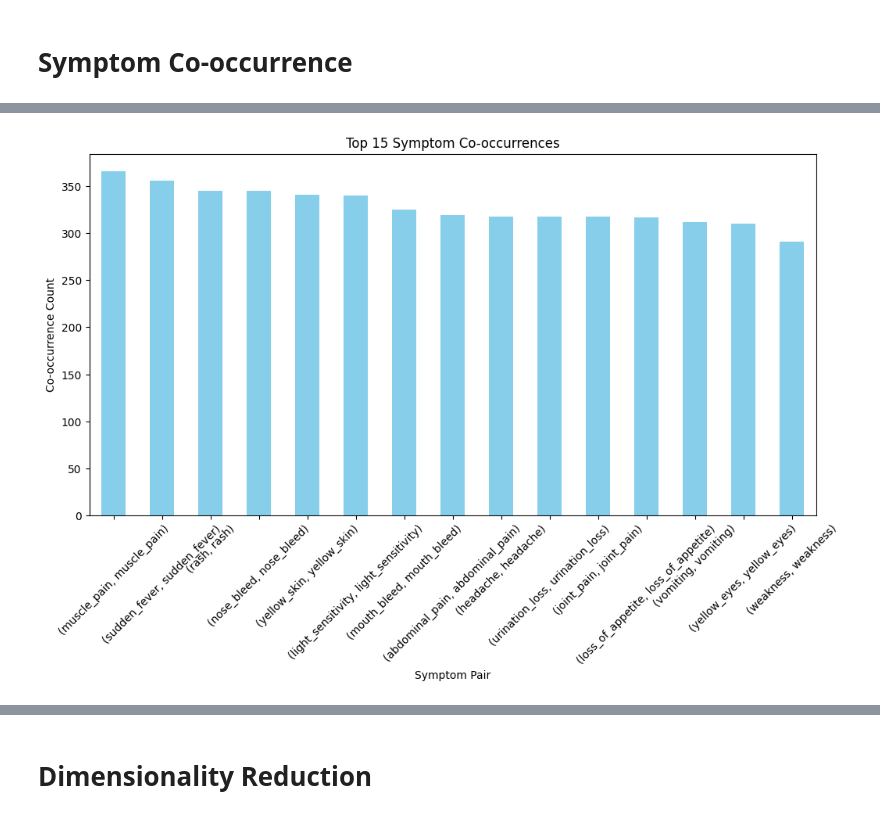
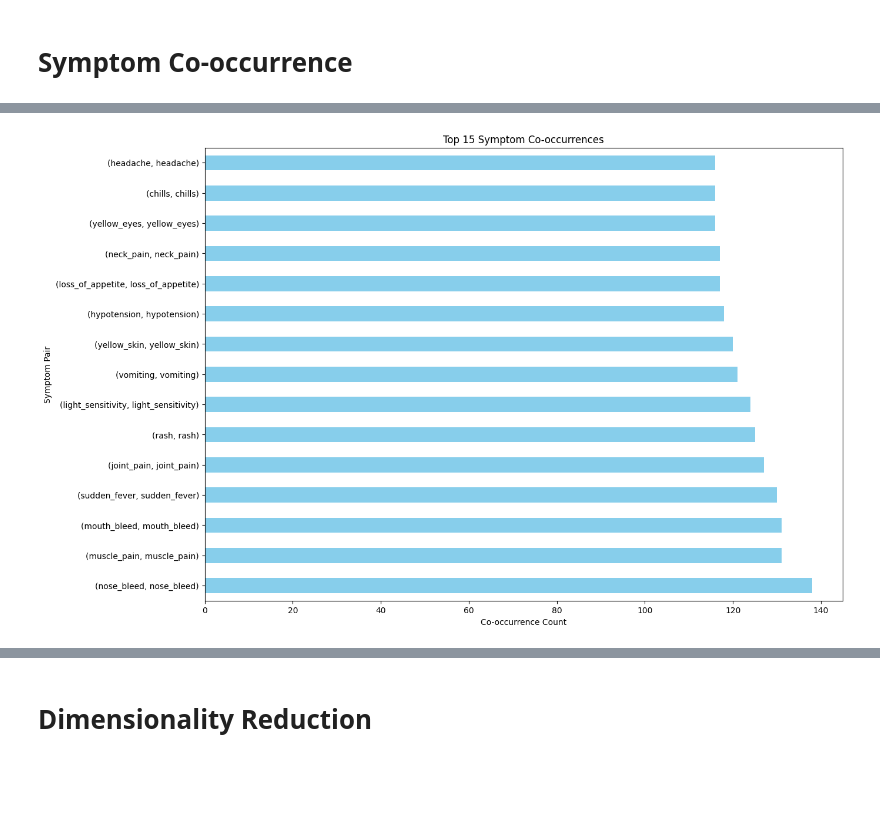
Before and after one commit to raki893/Vector-Borne-Diseases, a Jupyter notebook: Analysis.ipynb, the cells around one changed output, grey strips where cells are left out. Drawn from its saved outputs; the diff is of its cells as text; code cells hidden in the pictures; blank space fills up the shorter version.

```diff
--- a/Analysis.ipynb
+++ b/Analysis.ipynb
@@ -4,6 +4,7 @@
 import pandas as pd
 import math
 import matplotlib.pyplot as plt
+import numpy as np
 import seaborn as sns
 import networkx as nx
 from sklearn.manifold import TSNE
@@ -12,7 +13,8 @@ from sklearn.preprocessing import StandardScaler
 from sklearn.cluster import DBSCAN
 from imblearn.over_sampling import SMOTE
 from collections import Counter
+from sklearn.cluster import KMeans
 
 
-file_path = '/Users/rakibul/Desktop/Machine Learning/VBD/Vector-Borne-Diseases/dataset.csv'
+file_path = '/Users/rakibul/Desktop/uni koblenz/winter 202324/Research Lab/code/models/trainn.csv'
 data = pd.read_csv(file_path)
@@ -208,7 +308,7 @@ Most common diseases:
 # Symptom Co-occurrence
 # %%
 # Select only symptom columns
-symptoms = data.drop(['id', 'prognosis'], axis=1)
+symptoms = data.drop([ 'prognosis'], axis=1)
 
 # Calculate symptom co-occurrence matrix
 co_occurrence_matrix = symptoms.T.dot(symptoms)
@@ -216,7 +316,7 @@ co_occurrence_matrix = symptoms.T.dot(symptoms)
 # Visualize the co-occurrence matrix
 plt.figure(figsize=(12, 8))
 sns.heatmap(co_occurrence_matrix, cmap="YlGnBu")
-plt.title('Symptom Co-occurrence Matrix')
+#plt.title('Symptom Co-occurrence Matrix')
 plt.xlabel('Symptoms')
 plt.ylabel('Symptoms')
 plt.show()
@@ -235,12 +325,11 @@ plt.show()
 # %%
 # Bar plot of most common symptom co-occurrences
-plt.figure(figsize=(12, 6))
-co_occurrence_matrix.unstack().sort_values(ascending=False).head(15).plot(kind='bar', color='skyblue')
-plt.title('Top 15 Symptom Co-occurrences')
-plt.xlabel('Symptom Pair')
-plt.ylabel('Co-occurrence Count')
-plt.xticks(rotation=45)
+plt.figure(figsize=(14, 10))
+co_occurrence_matrix.unstack().sort_values(ascending=False).head(15).plot(kind='barh', color='skyblue')  # Changed kind to 'barh' for horizontal bar plot
+plt.xlabel('Co-occurrence Count')  # Changed xlabel to Co-occurrence Count
+plt.ylabel('Symptom Pair')  # Changed ylabel to Symptom Pair
+plt.title('Top 15 Symptom Co-occurrences')  # Added title back
 plt.show()
 # %% [output]
-[figure, old version]
+[figure, new version]
 # %%
```
Also changed, not shown: parts of 29 cells of this notebook, 7 other files.
